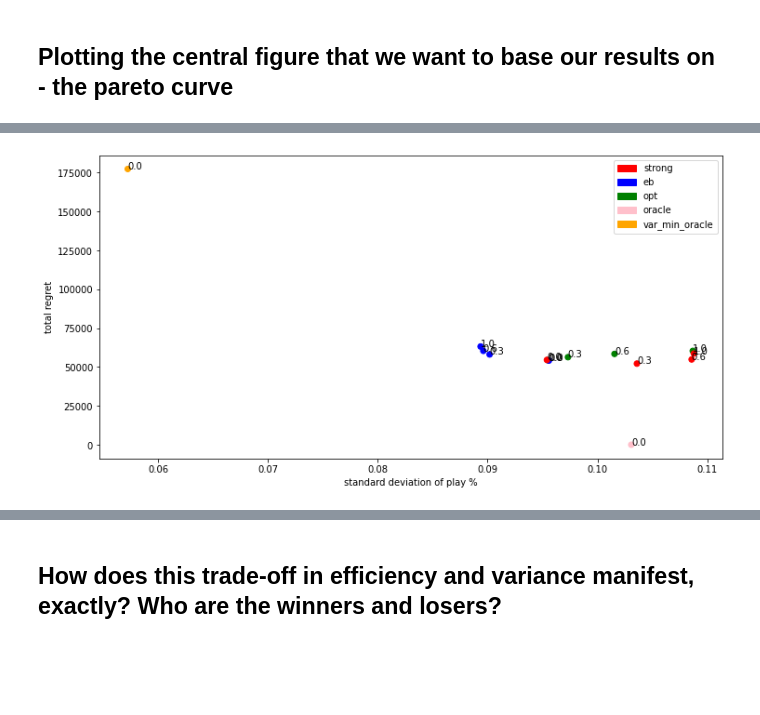
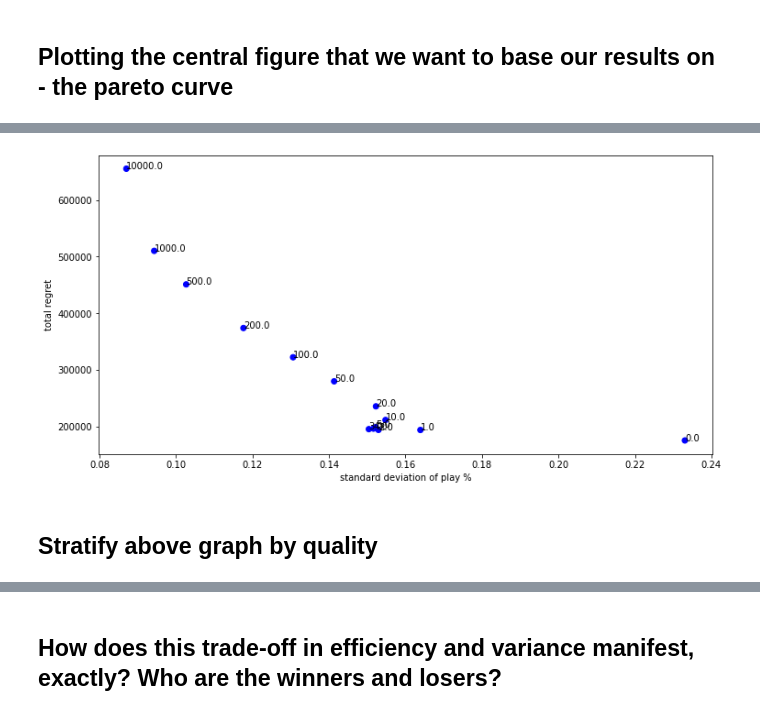
Before and after one commit to LEFTA98/ratings_with_eb, a Jupyter notebook: ec_plots.ipynb, the cells around one changed output, grey strips where cells are left out. Saved outputs shown, nothing was run; the diff lists cells and outputs as text; code cells hidden in the pictures; blank space fills up the shorter version.

```diff
--- a/ec_plots.ipynb
+++ b/ec_plots.ipynb
@@ -280,3 +253,3 @@ for k in copy.deepcopy(list(oracle_plays_dict.keys())):
 # %%
-for k in copy.deepcopy(list(var_min_plays_dict.keys())):
-    var_min_plays_dict[int(k)] = var_min_plays_dict.pop(k)
+# for k in copy.deepcopy(list(var_min_plays_dict.keys())):
+#     var_min_plays_dict[int(k)] = var_min_plays_dict.pop(k)
@@ -323,5 +337,29 @@ var_min_df = pd.DataFrame([[0,
+# %%
+for k in used_dict:
+    pareto_df = pd.DataFrame()
+    prior_a, prior_b = data_dict[k][list(data_dict[k].keys())[0]][0][0,:]
+    total_val, total_plays = 0, 0
+
+#     pareto_df = pd.DataFrame([[k[0],
+#                               k[1],
+#                               prior_a,
+#                               prior_b,
+#                               np.sum(market_dict[k] - get_quality_array(data_dict[k], video_df)),
+#                               gini_coeff(get_plays_array(data_dict[k]))]],
+#                               columns=['eta', 'dataset', 'prior_a', 'prior_b', 'regret', 'gini_coeff'])
+
+    pareto_df = pd.DataFrame([[k[0],
+                              k[1],
+                              prior_a,
+                              prior_b,
+                              np.sum(market_dict_top_item[k][np.in1d(market_dict_selected_item[k], list(included_quantiles))]) - np.sum(get_quality_array(used_dict[k], video_df)),
+                              get_average_plays_variance(used_dict[k])]],
+                              columns=['eta', 'dataset', 'prior_a', 'prior_b', 'regret', 'var'])
+
+    df_list.append(pareto_df)
 # %%
-pareto_df = pd.concat(df_list + [oracle_df, var_min_df])
+pareto_df = pd.concat(df_list)
+# pareto_df = pd.concat(df_list + [oracle_df, var_min_df])
 # pareto_df = pareto_df[(pareto_df['dataset']=='standard') | (pareto_df['dataset']=='standard_two')]
 # %%
 pareto_df
@@ -344,34 +382,34 @@ pareto_df
 # %%
-
-
 x = list(pareto_df['var'])
 y = list(pareto_df['regret'])
 colors = list(pareto_df['dataset'])
 
 color_dict = {"standard":"blue",
               "strong":"red",
               "optimistic":"green",
               'oracle':"pink",
               'var_min_oracle':"orange",
               'superopt':'brown',
               'standard_two':'black'}
 
 fig,ax = plt.subplots()
 fig.set_size_inches(12,6)
 ax.scatter(x, y, color=[color_dict[item] for item in colors])
 plt.xlabel('standard deviation of play %')
 plt.ylabel('total regret')
 
 labels = pareto_df['eta'].to_numpy()
 
-red_patch = mpatches.Patch(color='red', label='strong')
-blue_patch = mpatches.Patch(color='blue', label='eb')
-green_patch = mpatches.Patch(color='green', label='opt')
-pink_patch = mpatches.Patch(color='pink', label='oracle')
-orange_patch = mpatches.Patch(color='orange', label='var_min_oracle')
-plt.legend(handles=[red_patch, blue_patch, green_patch, pink_patch, orange_patch])
+# red_patch = mpatches.Patch(color='red', label='strong')
+# blue_patch = mpatches.Patch(color='blue', label='eb')
+# green_patch = mpatches.Patch(color='green', label='opt')
+# pink_patch = mpatches.Patch(color='pink', label='oracle')
+# orange_patch = mpatches.Patch(color='orange', label='var_min_oracle')
+# plt.legend(handles=[red_patch, blue_patch, green_patch, pink_patch, orange_patch])
 
 for i in range(labels.shape[0]):
     ax.annotate(f"{labels[i]}", (x[i], y[i]))
 # %% [output]
-[figure, old version]
+[figure, new version]
+# %% [markdown]
+## Stratify above graph by quality
```
Also changed, not shown: parts of 40 cells of this notebook.
